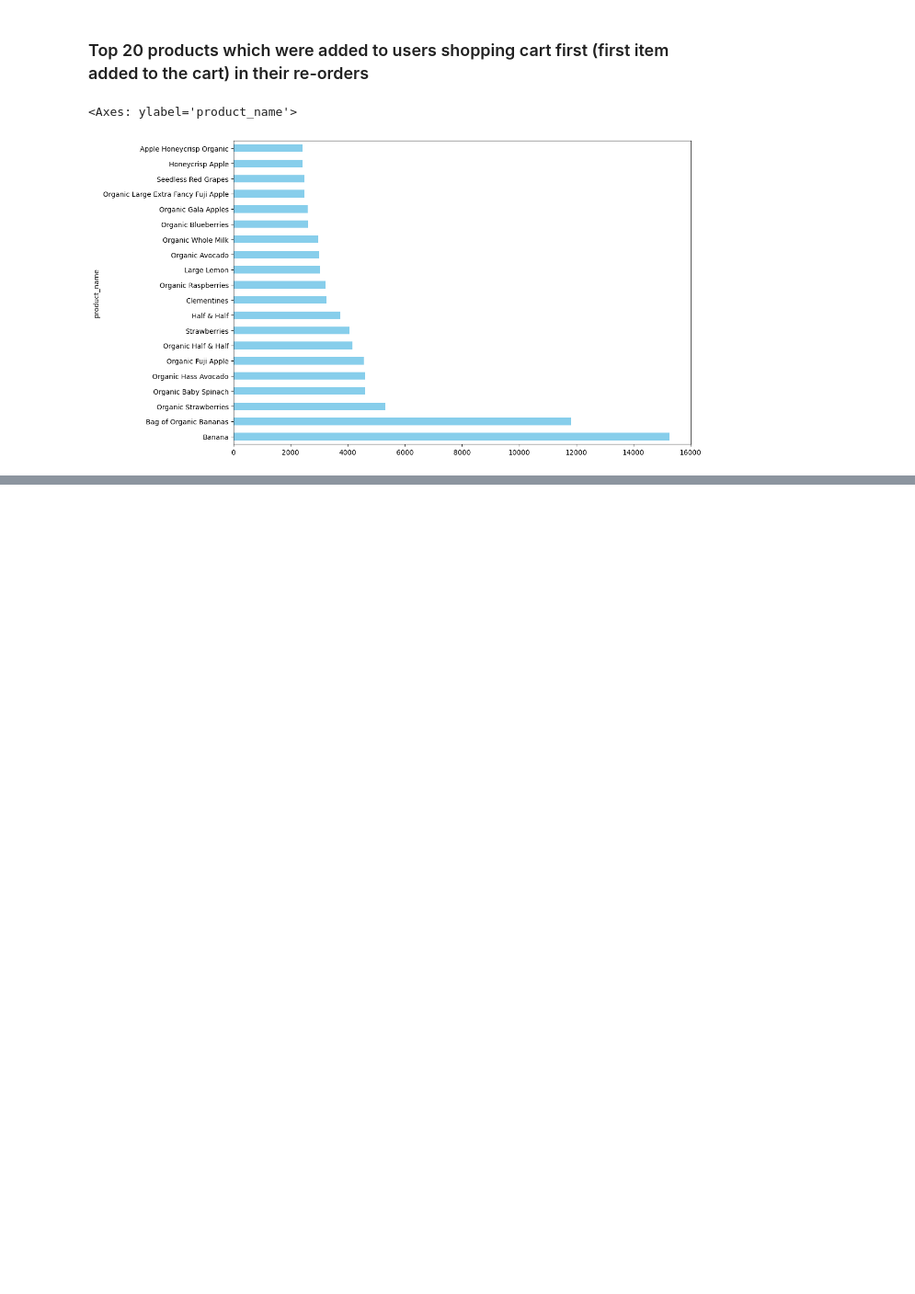
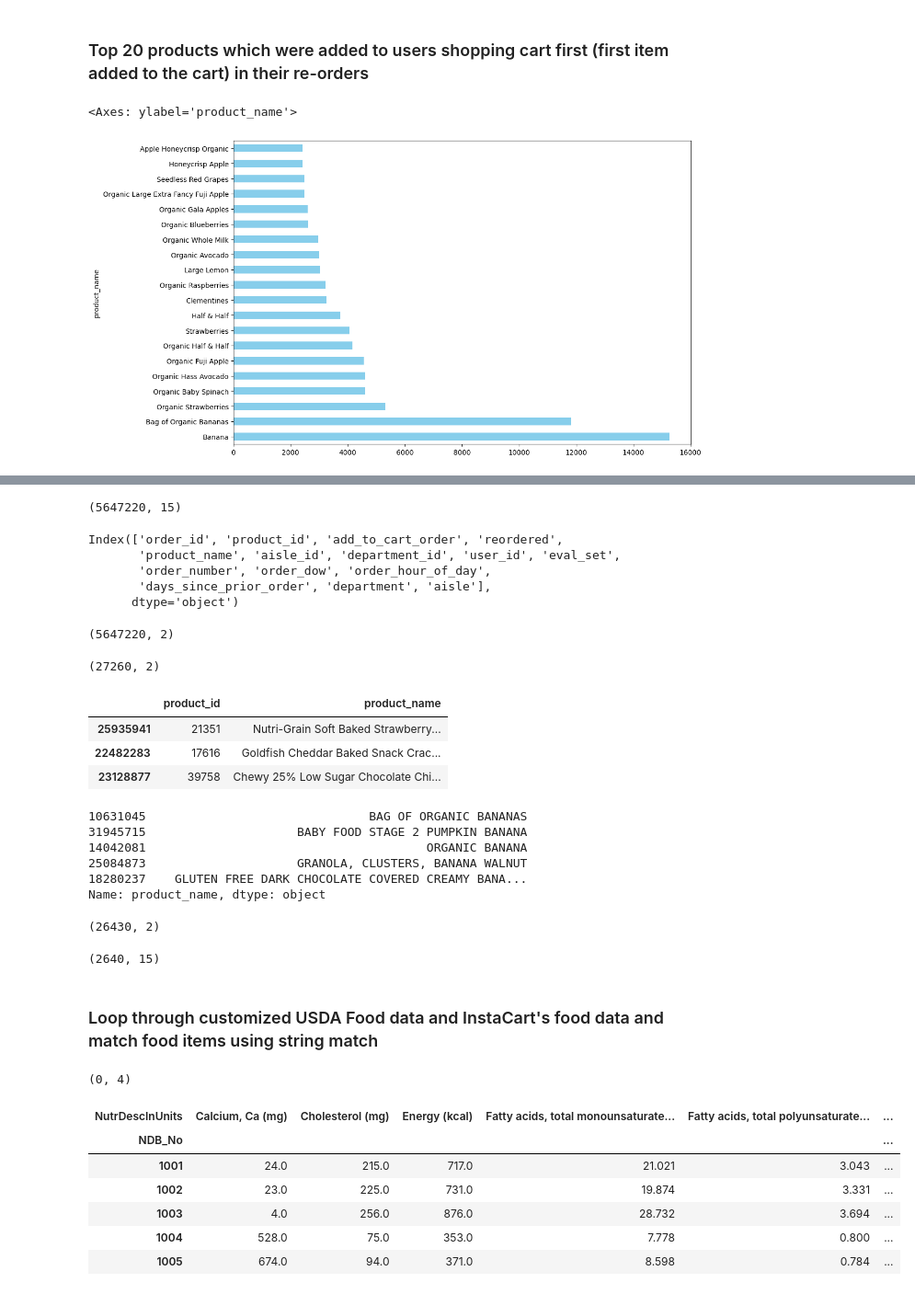
Before and after one commit to musairshad/Instacart-user-analysis, a Jupyter notebook: Instacart Basket Analysis.ipynb, the cells around one changed output, grey strips where cells are left out. Shown: that part at 92% size. Saved outputs shown, nothing was run; the diff lists cells and outputs as text; code cells hidden in the pictures; blank space fills up the shorter version.

```diff
--- a/Instacart Basket Analysis.ipynb
+++ b/Instacart Basket Analysis.ipynb
@@ -709,0 +693,4 @@ test score: 0.575909031346397
+# %%
+# Read the food and nutrition Customized dataframes from USDA
+food_data_df=pd.read_csv('./prepared_data/food_descr.csv',index_col = 'Unnamed: 0')
+nutr_data_df = pd.read_csv('./prepared_data/nutr_descr.csv',index_col = 'Unnamed: 0')
@@ -709,0 +746,6 @@ test score: 0.575909031346397
+# %%
+# Identify only certain Nutrients (listed in pattern) and their units
+# Create a new DF with the specific columns
+pattern=[208,203,204,255,307,269,291,301,303,601,605,606,645,646]
+new_nutr_df=nutr_data_df[ (nutr_data_df['Nutr_No'].isin(pattern) )][['NDB_No','Nutr_No', 'Nutr_Val','Units','Tagname','NutrDesc']]
+new_nutr_df['NutrDescInUnits'] = new_nutr_df['NutrDesc'].str.cat(" ("+new_nutr_df['Units']+")")
@@ -709,0 +784,3 @@ test score: 0.575909031346397
+# %%
+# Using the Pivot functionality, change the colums and rows, display nutrient information for each NDB_No.
+new_nutr_piv_df=new_nutr_df.pivot(index = 'NDB_No', columns = 'NutrDescInUnits', values = 'Nutr_Val')
@@ -709,0 +803,14 @@ test score: 0.575909031346397
+# %%
+# Review the shape of the InstaCart's veg foods dataframe
+only_vegetarian_df.shape
+# %% [output]
+(5647220, 15)
+# %%
+# Number of columns from the InstaCart's Veg foods dataframe
+only_vegetarian_df.columns
+# %% [output]
+Index(['order_id', 'product_id', 'add_to_cart_order', 'reordered',
+       'product_name', 'aisle_id', 'department_id', 'user_id', 'eval_set',
+       'order_number', 'order_dow', 'order_hour_of_day',
+       'days_since_prior_order', 'department', 'aisle'],
+      dtype='object')
@@ -709,0 +820,26 @@ test score: 0.575909031346397
+# %%
+veg_prod_unique_df.shape
+# %% [output]
+(5647220, 2)
+# %%
+# to get the distinct product_id and product_name, drop duplicates
+veg_prod_unique_df=veg_prod_unique_df.drop_duplicates()
+veg_prod_unique_df.shape
+# %% [output]
+(27260, 2)
+# %%
+veg_prod_unique_df.head(3)
+# %% [output]
+|  | product_id | product_name |
+| 25935941 | 21351 | Nutri-Grain Soft Baked Strawberry... |
+| 22482283 | 17616 | Goldfish Cheddar Baked Snack Crac... |
+| 23128877 | 39758 | Chewy 25% Low Sugar Chocolate Chi... |
+# %%
+veg_prod_unique_df[veg_prod_unique_df['product_name'].str.find('Banana')>0]['product_name'].str.upper().head()
+# %% [output]
+10631045                               BAG OF ORGANIC BANANAS
+31945715                     BABY FOOD STAGE 2 PUMPKIN BANANA
+14042081                                       ORGANIC BANANA
+25084873                     GRANOLA, CLUSTERS, BANANA WALNUT
+18280237    GLUTEN FREE DARK CHOCOLATE COVERED CREAMY BANA...
+Name: product_name, dtype: object
@@ -709,0 +851,12 @@ test score: 0.575909031346397
+# %%
+# review the shape of veg_prod_unique_df after exclusion
+veg_prod_unique_df.shape
+# %% [output]
+(26430, 2)
+# %%
+# Shape of the usda_fresh_veg_food after eliminating the foods mentioned above
+usda_fresh_veg_food.shape
+# %% [output]
+(2640, 15)
+# %% [markdown]
+### Loop through customized USDA Food data and InstaCart's food data and match food items using string match
@@ -709,0 +882,14 @@ test score: 0.575909031346397
+# %%
+usda_insta_df.shape
+# %% [output]
+(0, 4)
+# %%
+new_nutr_piv_df.head()
+# %% [output]
+| NutrDescInUnits | Calcium, Ca (mg) | Cholesterol (mg) | Energy (kcal) | Fatty acids, total monounsaturate... | Fatty acids, total polyunsaturate... | ... |
+| NDB_No |  |  |  |  |  | ... |
+| 1001 | 24.0 | 215.0 | 717.0 | 21.021 | 3.043 | ... |
+| 1002 | 23.0 | 225.0 | 731.0 | 19.874 | 3.331 | ... |
+| 1003 | 4.0 | 256.0 | 876.0 | 28.732 | 3.694 | ... |
+| 1004 | 528.0 | 75.0 | 353.0 | 7.778 | 0.800 | ... |
+| 1005 | 674.0 | 94.0 | 371.0 | 8.598 | 0.784 | ... |
```
Also changed, not shown: parts of 28 cells of this notebook, 14 other files.
